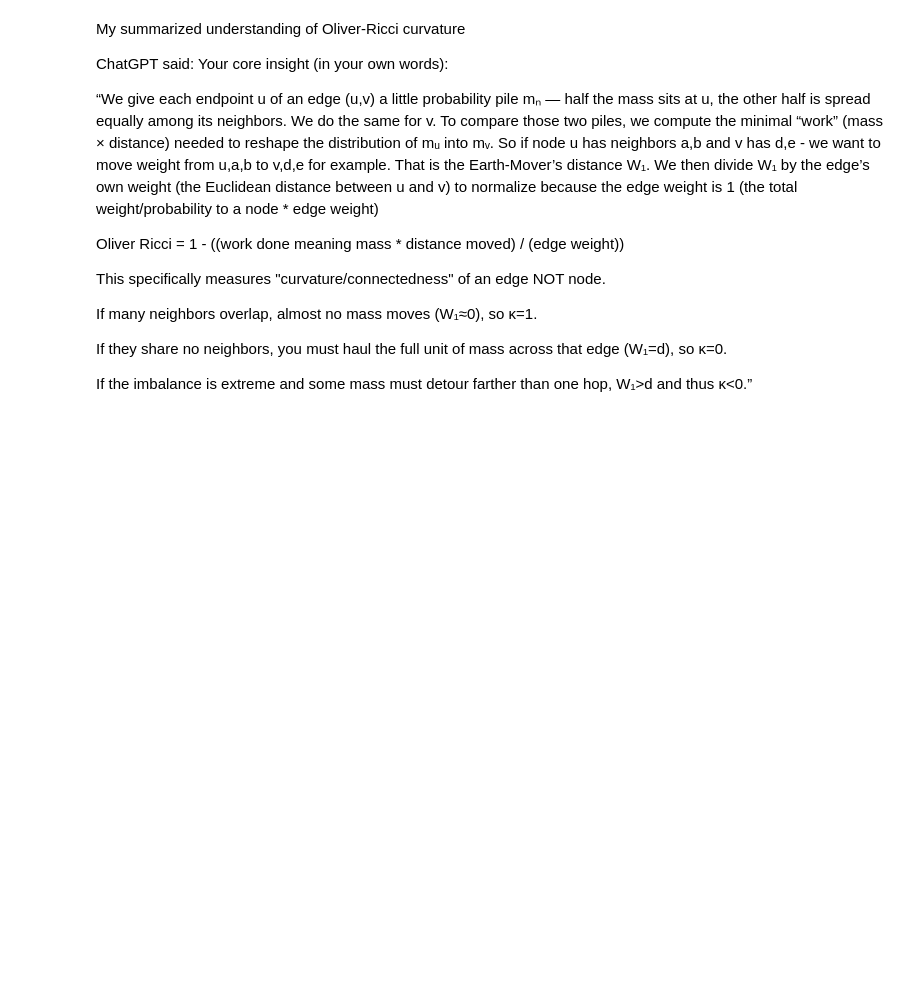
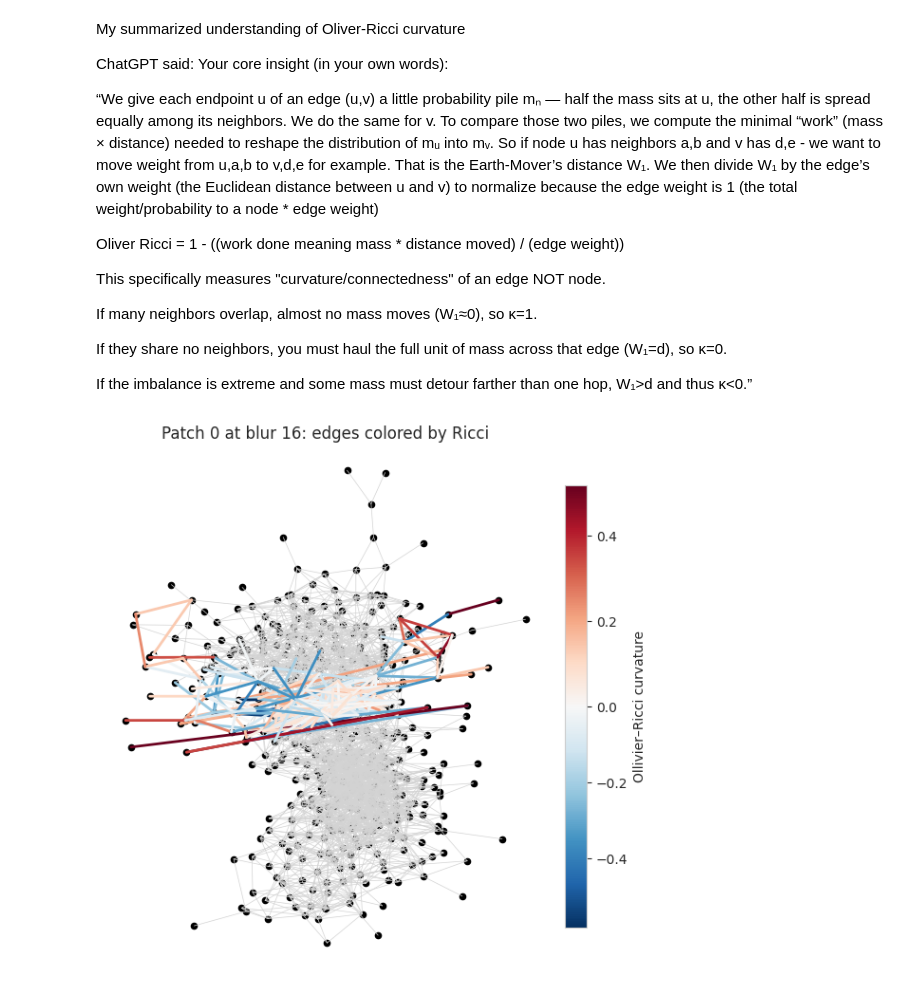
Before and after one commit to Antel0pe/SpaceOfMNIST-Digits, a Jupyter notebook: MaximizeGeodesicVSEuclideanDistance.ipynb, the cells around one changed output. Drawn from its saved outputs; the diff is of its cells as text; code cells hidden in the pictures; blank space fills up the shorter version.

Commit message:
visualizing patches according to oliver ricci curvature

```diff
--- a/MaximizeGeodesicVSEuclideanDistance.ipynb
+++ b/MaximizeGeodesicVSEuclideanDistance.ipynb
@@ -1795,3 +1811,54 @@ If many neighbors overlap, almost no mass moves (W₁≈0), so κ=1.
 If they share no neighbors, you must haul the full unit of mass across that edge (W₁=d), so κ=0.
 
 If the imbalance is extreme and some mass must detour farther than one hop, W₁>d and thus κ<0.”
+# %%
+import numpy as np
+import matplotlib.pyplot as plt
+import matplotlib.colors as mcolors
+
+# --- Assumes subg, patches_by_radius, and ricci curvature on subg.es['ricci'] defined ---
+
+# 1) Choose the patch to visualize (max blur, patch 0 here)
+r_max = max(patches_by_radius.keys())
+patch_edges = set(patches_by_radius[r_max][0])
+
+# 2) Compute a 2D layout for the subgraph
+layout = subg.layout("kk", weights=subg.es['weight'])
+coords = np.array(layout.coords)
+
+# 3) Extract curvature values
+ricci_vals = np.array(subg.es['ricci'])
+vmin, vmax = ricci_vals.min(), ricci_vals.max()
+norm = mcolors.TwoSlopeNorm(vmin=vmin, vcenter=0, vmax=vmax)
+cmap = plt.cm.RdBu_r
+
+# 4) Plot
+fig, ax = plt.subplots(figsize=(6,6))
+# draw all edges lightly
+for eid, (u,v) in enumerate(subg.get_edgelist()):
+    x0, y0 = coords[u]
+    x1, y1 = coords[v]
+    ax.plot([x0, x1], [y0, y1], color='lightgray', linewidth=0.5)
+
+# draw patch edges colored by ricci
+for eid in patch_edges:
+    u, v = subg.es[eid].tuple
+    x0, y0 = coords[u]; x1, y1 = coords[v]
+    c = cmap(norm(subg.es[eid]['ricci']))
+    ax.plot([x0, x1], [y0, y1], color=c, linewidth=2)
+
+# draw nodes
+ax.scatter(coords[:,0], coords[:,1], s=20, color='black')
+
+# colorbar
+sm = plt.cm.ScalarMappable(cmap=cmap, norm=norm)
+sm.set_array(ricci_vals)
+cbar = plt.colorbar(sm, ax=ax, fraction=0.046, pad=0.04)
+cbar.set_label("Ollivier–Ricci curvature")
+
+ax.set_title(f"Patch 0 at blur {r_max}: edges colored by Ricci")
+ax.axis('off')
+plt.tight_layout()
+plt.show()
+# %% [output]
+[figure, added]
```
Also changed, not shown: parts of 10 cells of this notebook.
